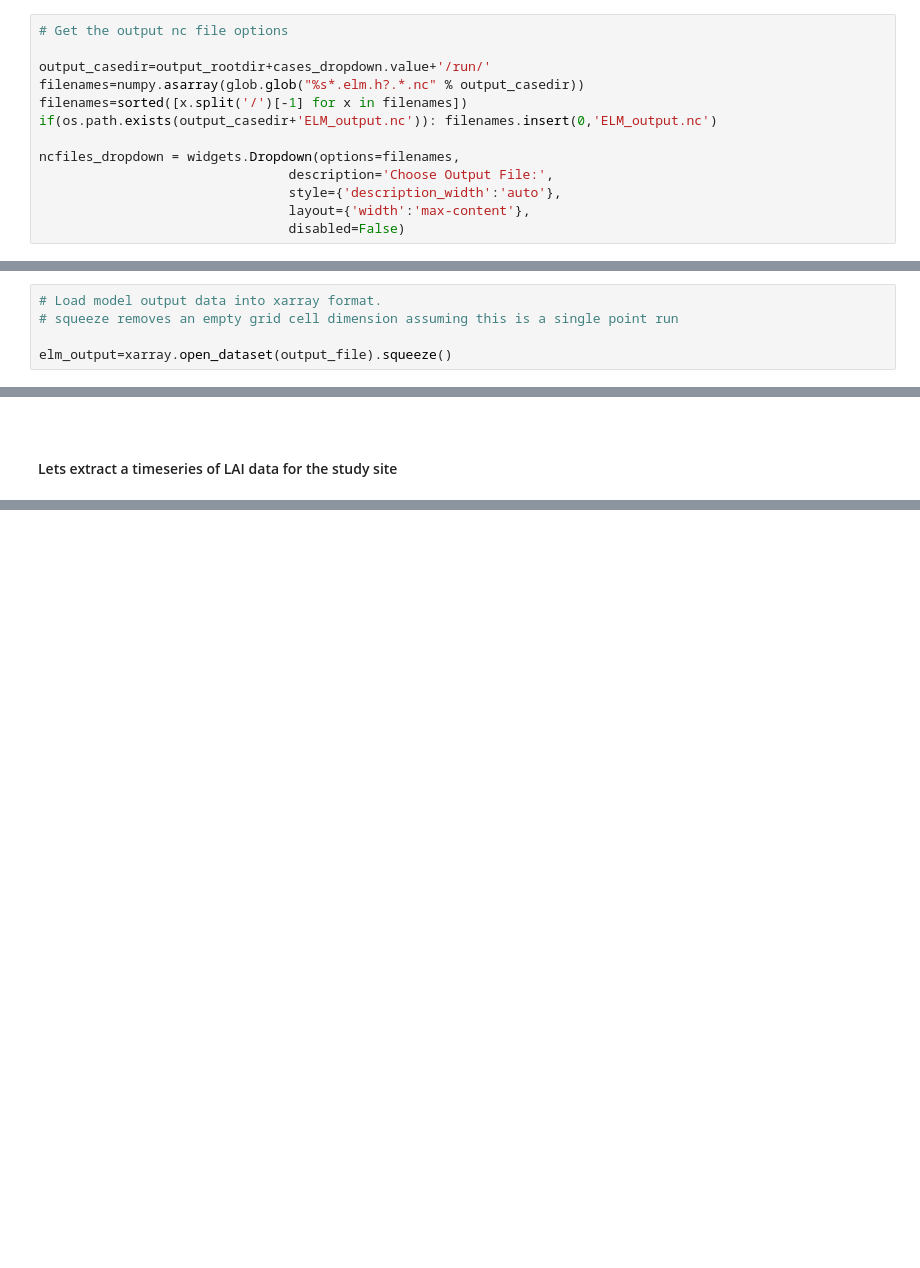
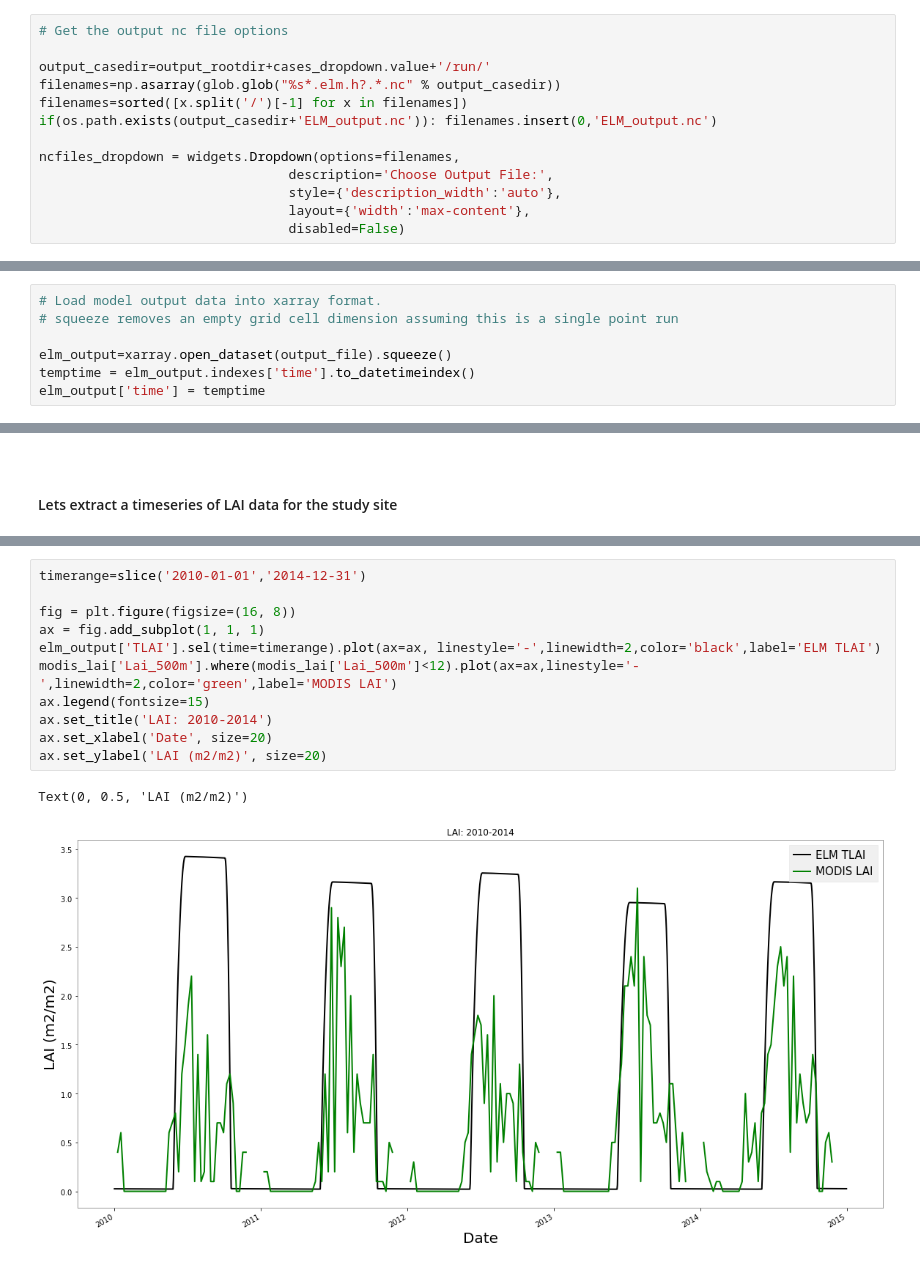
Before and after one commit to FASSt-simulation/fasst_simulation_tools, a Jupyter notebook: notebooks/ngeearctic/evaluate_ELM_fluxes_w_gee.ipynb, the cells around one changed output, grey strips where cells are left out. Drawn from its saved outputs; the diff is of its cells as text; blank space fills up the shorter version.

```diff
--- a/notebooks/ngeearctic/evaluate_ELM_fluxes_w_gee.ipynb
+++ b/notebooks/ngeearctic/evaluate_ELM_fluxes_w_gee.ipynb
@@ -103,7 +102,7 @@ Dropdown(description='Chose Case Name:', layout=Layout(width='max-content'), opt
 # Get the output nc file options
 
 output_casedir=output_rootdir+cases_dropdown.value+'/run/'
-filenames=numpy.asarray(glob.glob("%s*.elm.h?.*.nc" % output_casedir))
+filenames=np.asarray(glob.glob("%s*.elm.h?.*.nc" % output_casedir))
 filenames=sorted([x.split('/')[-1] for x in filenames])
 if(os.path.exists(output_casedir+'ELM_output.nc')): filenames.insert(0,'ELM_output.nc')
 
@@ -139,6 +138,8 @@ output_file=output_casedir+ncfiles_dropdown.value
 # squeeze removes an empty grid cell dimension assuming this is a single point run
 
 elm_output=xarray.open_dataset(output_file).squeeze()
+temptime = elm_output.indexes['time'].to_datetimeindex()
+elm_output['time'] = temptime
 # %% [markdown]
 <br>
 
@@ -321,0 +378,14 @@ Text(0, 0.5, 'LAI (m2/m2)')
+# %%
+timerange=slice('2010-01-01','2014-12-31')
+
+fig = plt.figure(figsize=(16, 8))
+ax = fig.add_subplot(1, 1, 1)
+elm_output['TLAI'].sel(time=timerange).plot(ax=ax, linestyle='-',linewidth=2,color='black',label='ELM TLAI')
+modis_lai['Lai_500m'].where(modis_lai['Lai_500m']<12).plot(ax=ax,linestyle='-',linewidth=2,color='green',label='MODIS LAI')
+ax.legend(fontsize=15)
+ax.set_title('LAI: 2010-2014')
+ax.set_xlabel('Date', size=20)
+ax.set_ylabel('LAI (m2/m2)', size=20)
+# %% [output]
+Text(0, 0.5, 'LAI (m2/m2)')
+[figure, added]
```
Also changed, not shown: parts of 36 cells of this notebook.
